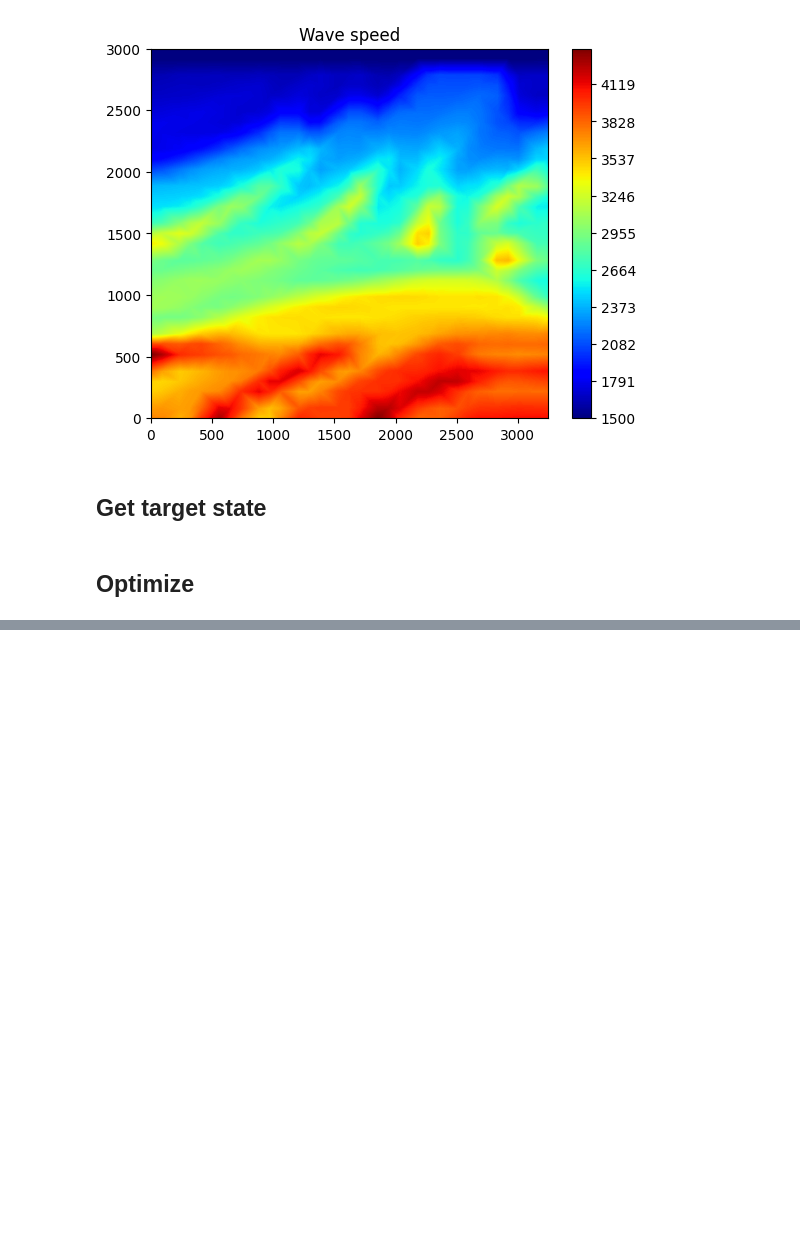
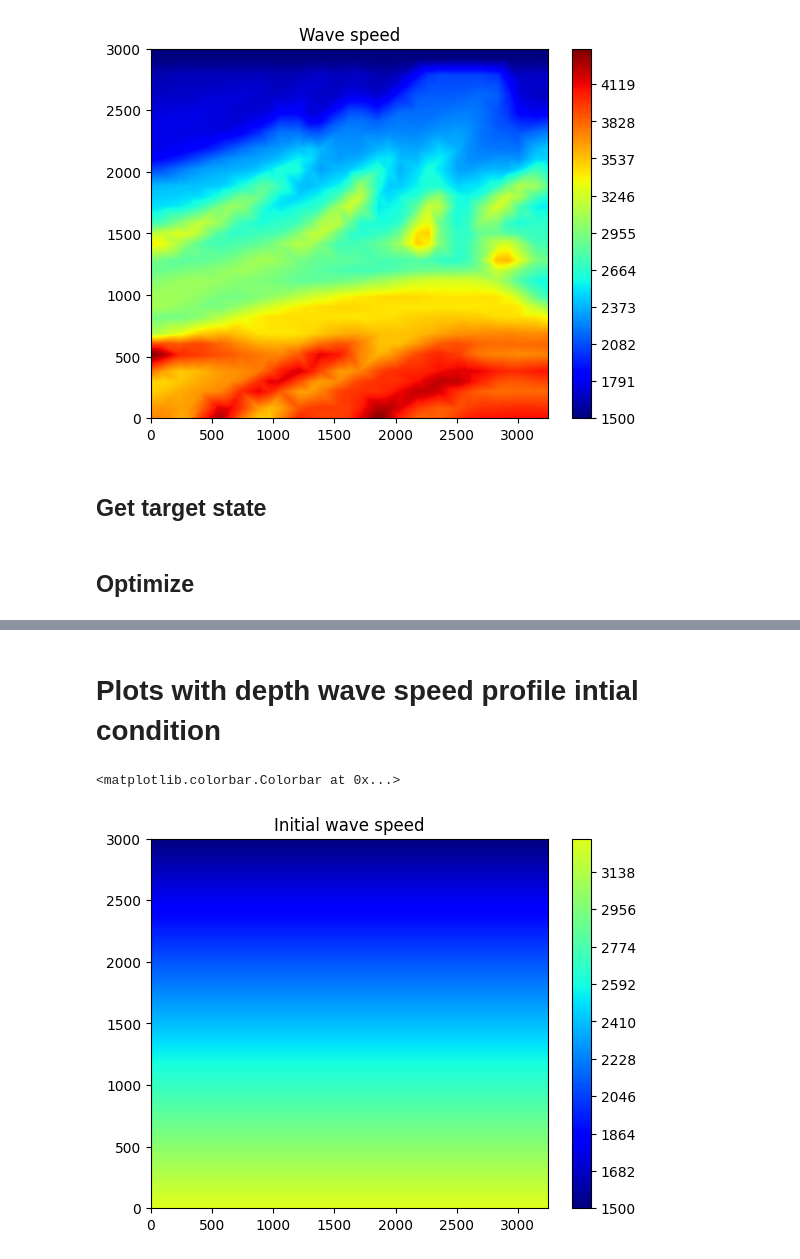
Before and after one commit to kieranricardo/ader-dg-transport, a Jupyter notebook: notebooks/dg_adjoint-receivers-multifreq.ipynb, the cells around one changed output, grey strips where cells are left out. Cells and saved outputs as stored; diff of their text form; code cells hidden in the pictures; blank space fills up the shorter version.

```diff
--- a/notebooks/dg_adjoint-receivers-multifreq.ipynb
+++ b/notebooks/dg_adjoint-receivers-multifreq.ipynb
@@ -354,0 +358,39 @@ Initial target function: 1964.8724025969664
+# %%
+for f0 in freqs[1:]:
+
+    print(f'Running freq {f0}')
+
+    # setup cost functions
+    optimizers = optimizers_dict[f0]
+    cost_function_w_hf = lambda c: cost_function_w(c, optimizers=optimizers)
+    jac_function_w_hf = lambda c: jac_function_w(c, optimizers=optimizers)
+
+    # report initial error
+    c_est_w = c_est * optimizers[0].M_half
+    c_error = c_est - c_exact
+
+    print('Initial wave speed (c) RMSE:', np.sqrt((c_error**2 * optimizers[0].M).sum() / (xlim * ylim)), 'm/s')
+    print('Initial seismometer RMSE:', np.sqrt(2 * cost_function_w_hf(c_est_w) / (len(optimizers) * xlim)), 'm/s')
+
+    # optimizer
+    options = {
+        'maxiter': 100,
+        'ftol': 1e-8,
+        'gtol': 1e-6,
+        'maxcor': 5
+    }
+
+    result = scipy.optimize.minimize(
+        cost_function_w_hf, c_est_w.ravel(), jac=jac_function_w_hf, method='L-BFGS-B', options=options
+    )
+
+    c_est = result.x.reshape(forward_solver.c.shape) * optimizers[0].M_half_inv
+    c_est_w = c_est * optimizers[0].M_half
+    c_error = c_est - c_exact
+
+    print('Final wave speed (c) RMSE:', np.sqrt((c_error**2 * optimizers[0].M).sum() / (xlim * ylim)), 'm/s')
+    print('Final seismometer RMSE:', np.sqrt(2 * cost_function_w_hf(c_est_w) / (len(optimizers) * xlim)), 'm/s')
+
+    c_hist.append(np.copy(c_est))
+
+    print()
@@ -354,0 +415,9 @@ Initial target function: 1964.8724025969664
+# %% [markdown]
+# Plots with depth wave speed profile intial condition
+# %%
+plt.title(f'Initial wave speed')
+plt.tricontourf(xs.ravel(), ys.ravel(), c_hist[0].ravel(), levels=1000, cmap='jet', vmax=c_exact.max())
+plt.colorbar()
+# %% [output]
+<matplotlib.colorbar.Colorbar at 0x...>
+[figure, added]
```
Also changed, not shown: parts of 41 cells of this notebook, 1 other file.
